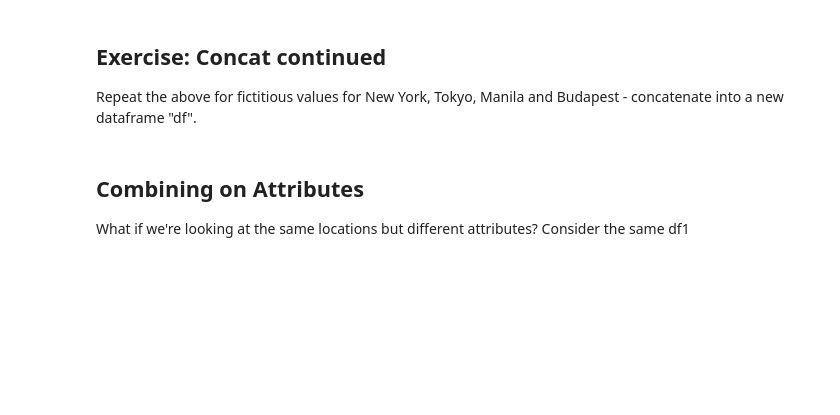
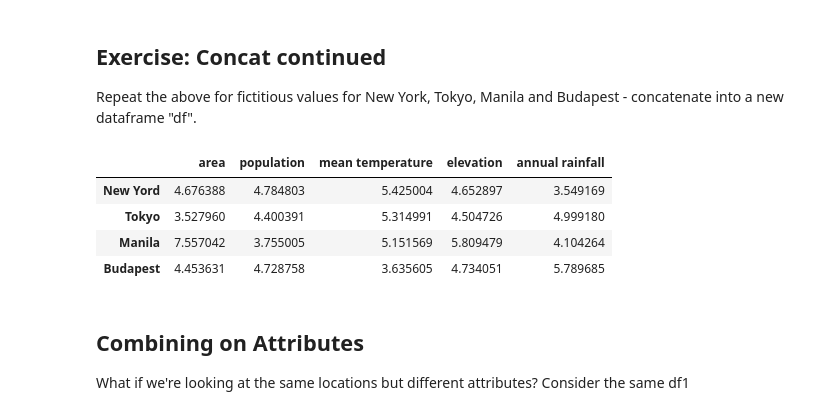
Before and after one commit to AngelaZhang111/QM2, a Jupyter notebook: W3_Merging_and_Joining_in_Python.ipynb, the cells around one changed output. Cells and saved outputs as stored; diff of their text form; code cells hidden in the pictures; blank space fills up the shorter version.

```diff
--- a/W3_Merging_and_Joining_in_Python.ipynb
+++ b/W3_Merging_and_Joining_in_Python.ipynb
@@ -154,6 +152,17 @@ df3
 ## Exercise: Concat continued
 
 Repeat the above for fictitious values for New York, Tokyo, Manila and Budapest - concatenate into a new dataframe "df".
+# %%
+df = pd.DataFrame(5+np.random.randn(4, 5))
+df.columns = ['area','population','mean temperature','elevation','annual rainfall']
+df.index = ['New Yord', 'Tokyo', 'Manila','Budapest']
+df
+# %% [output]
+|  | area | population | mean temperature | elevation | annual rainfall |
+| New Yord | 4.676388 | 4.784803 | 5.425004 | 4.652897 | 3.549169 |
+| Tokyo | 3.527960 | 4.400391 | 5.314991 | 4.504726 | 4.999180 |
+| Manila | 7.557042 | 3.755005 | 5.151569 | 5.809479 | 4.104264 |
+| Budapest | 4.453631 | 4.728758 | 3.635605 | 4.734051 | 5.789685 |
 # %% [markdown]
 ## Combining on Attributes
 
```
Also changed, not shown: parts of 21 cells of this notebook.
